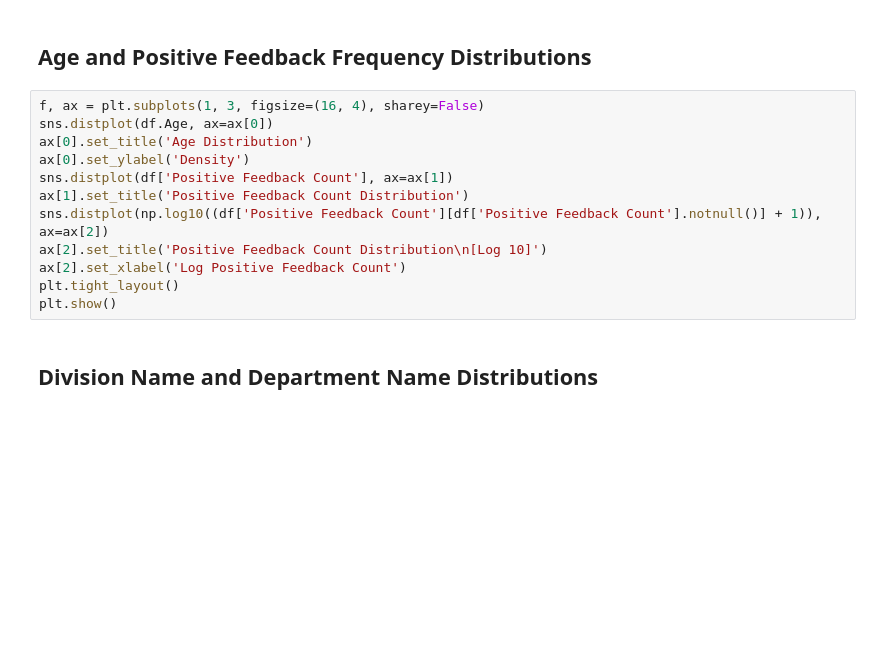
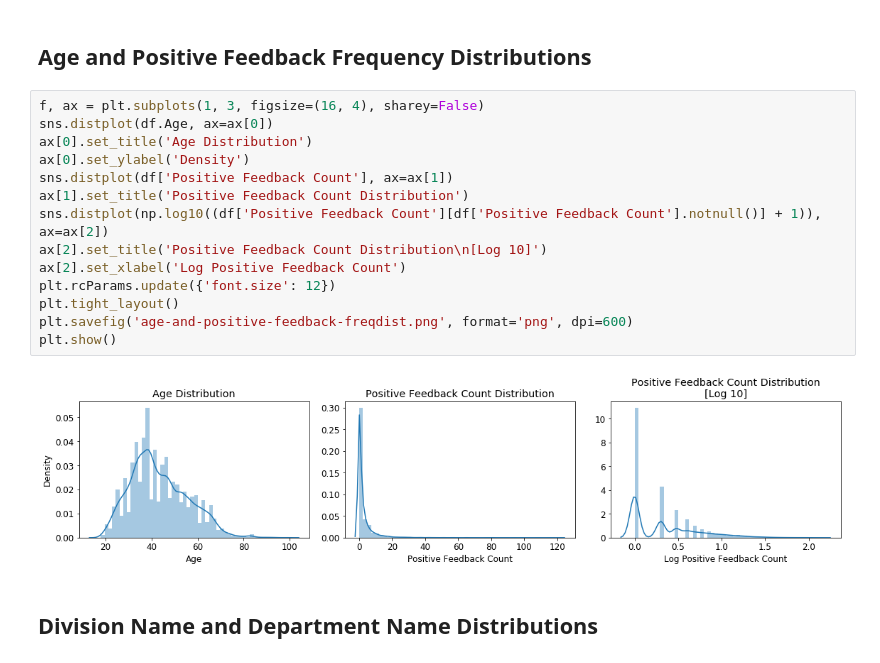
Before and after one commit to AFAgarap/ecommerce-reviews-analysis, a Jupyter notebook: Analysis on E-Commerce Reviews, with Sentiment Classification using Bidirectional Recurrent Neural Network (RNN).ipynb, the cells around one changed output. Cells and saved outputs as stored; diff of their text form; blank space fills up the shorter version.

```diff
--- a/Analysis on E-Commerce Reviews, with Sentiment Classification using Bidirectional Recurrent Neural Network (RNN).ipynb
+++ b/Analysis on E-Commerce Reviews, with Sentiment Classification using Bidirectional Recurrent Neural Network (RNN).ipynb
@@ -59,15 +59,19 @@ df[['Title', 'Division Name', 'Department Name', 'Class Name']].describe(include
 # %%
 f, ax = plt.subplots(1, 3, figsize=(16, 4), sharey=False)
 sns.distplot(df.Age, ax=ax[0])
 ax[0].set_title('Age Distribution')
 ax[0].set_ylabel('Density')
 sns.distplot(df['Positive Feedback Count'], ax=ax[1])
 ax[1].set_title('Positive Feedback Count Distribution')
 sns.distplot(np.log10((df['Positive Feedback Count'][df['Positive Feedback Count'].notnull()] + 1)), ax=ax[2])
 ax[2].set_title('Positive Feedback Count Distribution\n[Log 10]')
 ax[2].set_xlabel('Log Positive Feedback Count')
+plt.rcParams.update({'font.size': 12})
 plt.tight_layout()
+plt.savefig('age-and-positive-feedback-freqdist.png', format='png', dpi=600)
 plt.show()
+# %% [output]
+[figure, added]
 # %% [markdown]
 ## Division Name and Department Name Distributions
 # %%
```
Also changed, not shown: parts of 28 cells of this notebook.
